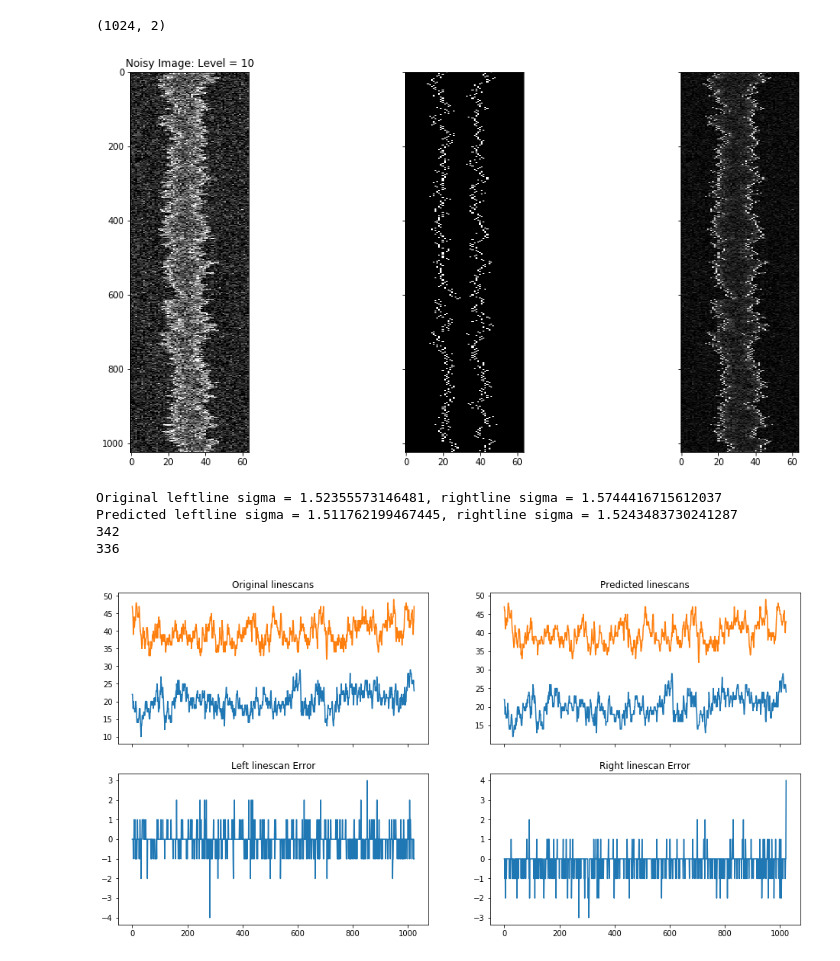
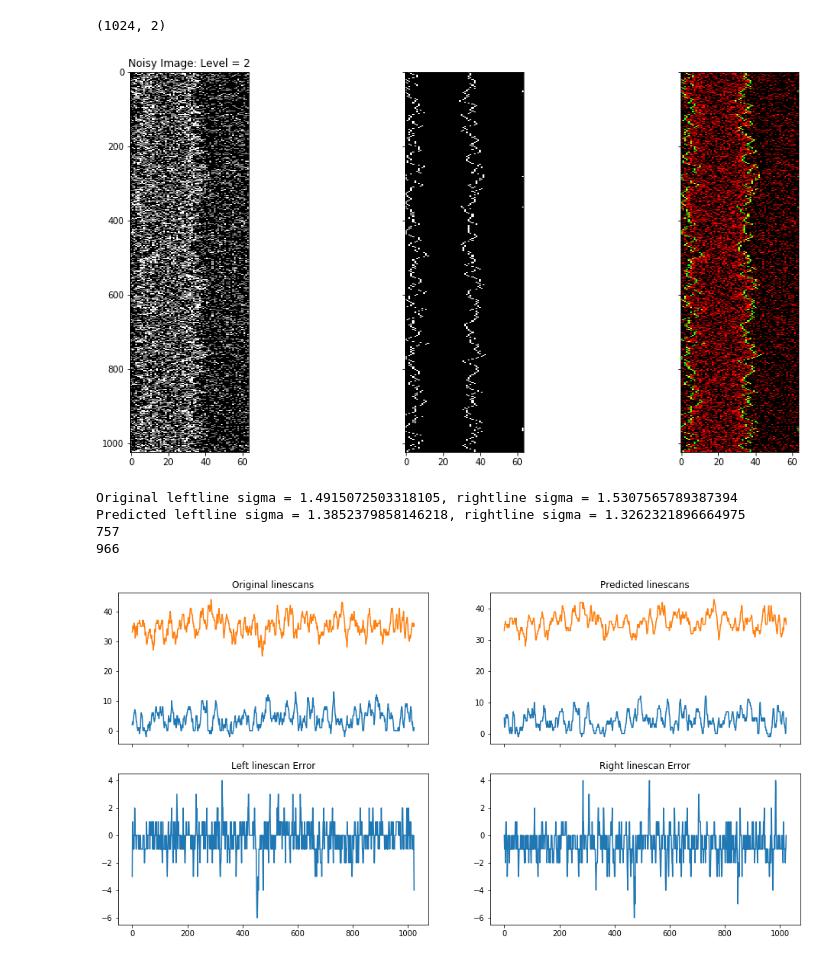
Before and after one commit to narendrachaudhary51/LER_machine_learning, a Jupyter notebook: neural_nets/EDGENet_prediction.ipynb, the cells around one changed output. Drawn from its saved outputs; the diff is of its cells as text; code cells hidden in the pictures.

```diff
--- a/neural_nets/EDGENet_prediction.ipynb
+++ b/neural_nets/EDGENet_prediction.ipynb
@@ -17,14 +15,15 @@ path = '/home/grads/n/narendra5/Desktop/Programs/LER_machine_learning/'
 #path = r"C:\\Users\\narendra\\Documents\\LER\\LER_machine_learning\\"
 #model = load_model(path + 'models/' + 'EDGEnet_run_epoch_4.h5')
 
-model = load_model(path + 'models/' + 'EDGEnet2_runhn_epoch_7.h5')
+#model = load_model(path + 'models/' + 'EDGEnet2_float_L1_epoch_4.h5')
+model = load_model(path + 'models/' + 'EDGEnet2_runL1_epoch_7.h5')
 # %%
 sigma = 1.6
-alpha = 0.3
-Xi = 30
-width = 20
-space = 20
-noise = 10
+alpha = 0.9
+Xi = 10
+width = 30
+space = 30
+noise = 2
 shift = math.floor(-25 + (width + space/2 + Xi + alpha*10 + sigma*10)%16)
 
 noisy_file = path + 'noisy_images/nim_' + "{0:.2g}".format(sigma*1e-09) + '_' + str(alpha) + '_' + "{0:.2g}".format(Xi*1e-09) + '_' + str(width) + '_' + str(space) + '_' + str(-shift) + '_' + str(noise) + '.tiff'
@@ -43,24 +42,27 @@ print(linepredict.shape)
 # %%
 %matplotlib inline
 fig, ax = plt.subplots(nrows=1, ncols=3, figsize=(16, 8), sharex=True,
                        sharey=True, subplot_kw={'adjustable': 'box-forced'})
 
 ax[0].imshow(imnoisy,cmap = 'gray',aspect= 0.2)
 ax[0].set_title('Noisy Image: Level = {}'.format(noise))
 
 edgepredict = np.zeros((1024,64))
 i =[]
 for i in range(1024):
     edgepredict[i, (linepredict*64).round().astype(int)[i,0]] = 1
     edgepredict[i, (linepredict*64).round().astype(int)[i,1]] = 1
 
 ax[1].imshow(edgepredict, cmap = 'gray',aspect= 0.2)
 
-ax[2].imshow(imnoisy + 2*edgepredict, cmap = 'gray',aspect= 0.2)
+combine = np.zeros((1024,64,3))
+combine[:,:,0] = imnoisy
+combine[:,:,1] = edgepredict
+ax[2].imshow(combine, cmap = 'gray', aspect= 0.2)
 
 plt.show()
 # %% [output]
-[figure, old version]
+[figure, new version]
 # %%
 linescan_file = path + 'linescans/linescan_' + "{:.2g}".format(sigma*1e-09) + '_' + str(alpha) + '_' + "{0:.2g}".format(Xi*1e-09) + '_' + str(width) + '_' + str(space) + '.txt'
 linescan = []
@@ -84,6 +86,7 @@ rightline = rightline + shift
 fig, ax = plt.subplots(nrows=2, ncols=2, figsize=(16, 8), sharex=True,
                        sharey=False, subplot_kw={'adjustable': 'box-forced'})
 
+
 print('Original leftline sigma = {}, rightline sigma = {}'.format(leftline.astype(int).std()/2, \
                                                                   rightline.astype(int).std()/2))
 
@@ -105,10 +108,13 @@ ax[1,0].set_title('Left linescan Error')
 
 ax[1,1].plot(rightline.astype(int) - (linepredict*64).round().astype(int)[:,1])
 ax[1,1].set_title('Right linescan Error')
+
+#ax[1,1].plot(rightline - (linepredict*64)[:,1])
+#ax[1,1].set_title('Right linescan Error')
 plt.show()
 # %% [output]
-Original leftline sigma = 1.52355573146481, rightline sigma = 1.5744416715612037
-Predicted leftline sigma = 1.511762199467445, rightline sigma = 1.5243483730241287
-342
-336
+Original leftline sigma = 1.4915072503318105, rightline sigma = 1.5307565789387394
+Predicted leftline sigma = 1.3852379858146218, rightline sigma = 1.3262321896664975
+757
+966
-[figure, old version]
+[figure, new version]
```
Also changed, not shown: parts of 1 cell of this notebook, 2 other files.
